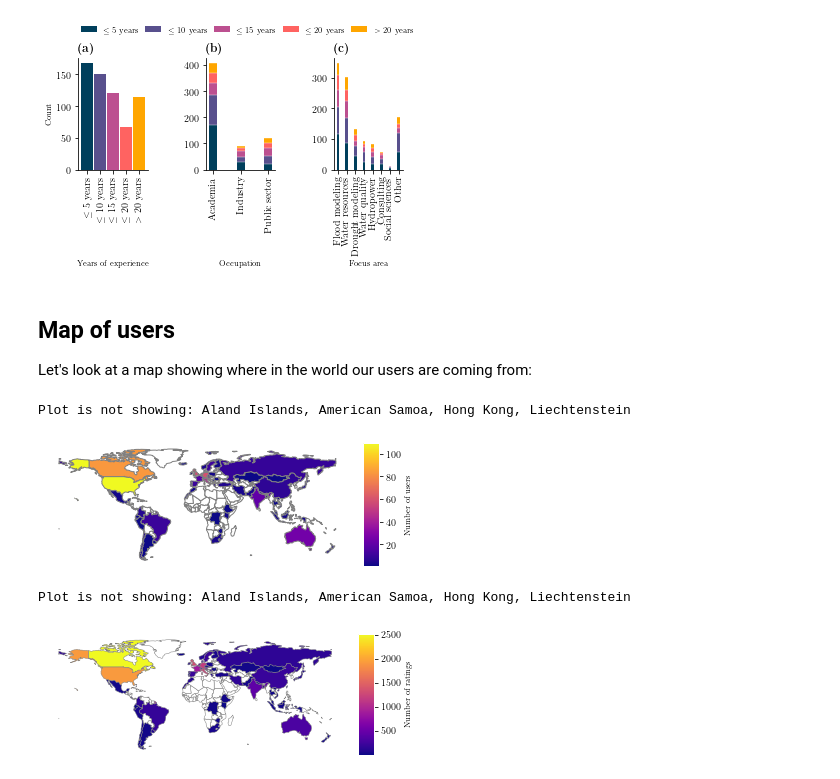
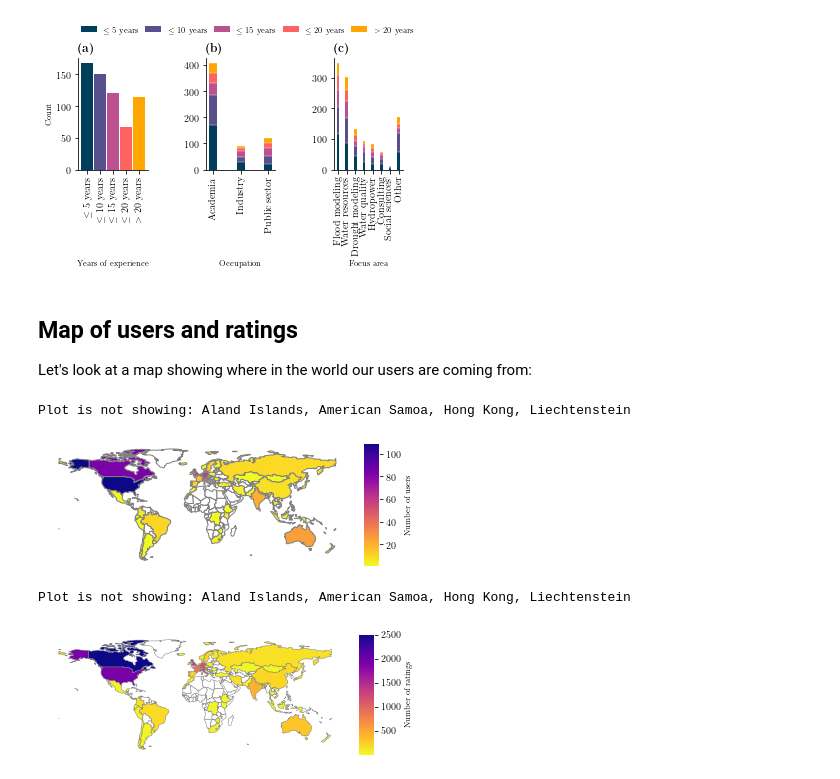
Before and after one commit to gauchm/rate-my-hydrograph, a Jupyter notebook: rmh-meta-stats.ipynb, the cells around one changed output. Drawn from its saved outputs; the diff is of its cells as text; code cells hidden in the pictures.

```diff
--- a/rmh-meta-stats.ipynb
+++ b/rmh-meta-stats.ipynb
@@ -173,7 +173,7 @@ f.savefig('figures/histograms.pdf', bbox_inches='tight')
 # %% [output]
 [figure]
 # %% [markdown]
-## Map of users
+## Map of users and ratings
 
 Let's look at a map showing where in the world our users are coming from:
 # %%
@@ -198,34 +198,35 @@ cpt = world.join(countries, on="name")
 if "Antarctica" not in countries.index:
     cpt = cpt[cpt["name"] != "Antarctica"]
 with plt.style.context(("seaborn", "ggplot")):
-    cpt.plot("id",edgecolor="gray",cmap=plt.cm.plasma, linewidth=1, missing_kwds={"color": "white"}, legend=True, legend_kwds={"label": "Number of users"}, cax=cax, ax=ax)
+    cpt.plot("id",edgecolor="gray",cmap=plt.cm.plasma_r, linewidth=1, missing_kwds={"color": "white"}, legend=True, legend_kwds={"label": "Number of users"}, cax=cax, ax=ax)
     ax.axis('off')
     plt.tight_layout()
+plt.savefig('figures/users-map.pdf', bbox_inches='tight')
 # %% [output]
 Plot is not showing: Aland Islands, American Samoa, Hong Kong, Liechtenstein
-[figure, old version]
+[figure, new version]
 # %%
 # Map of ratings
 fig, ax = plt.subplots(1, 1, figsize=(mm_to_inch(139), mm_to_inch(70)))
 divider = make_axes_locatable(ax)
 cax = divider.append_axes("right", size="5%", pad=0.1)
 
 countries = df.groupby("country").count().iloc[:,0]
 # Some countries have different names in our data vs. in geopandas.
 countries = countries.rename(country_conversion)
 world = geopandas.read_file(geopandas.datasets.get_path("naturalearth_lowres"))
 # We can't plot a few countries, but they're so tiny that it doesn't matter.
 print("Plot is not showing:", ', '.join([c for c in countries.index if c not in world["name"].values]))
 
 cpt = world.join(countries, on="name")
 # If there are no ratings, remove Antarctica to make the plot look better
 if "Antarctica" not in countries.index:
     cpt = cpt[cpt["name"] != "Antarctica"]
 with plt.style.context(("seaborn", "ggplot")):
-    cpt.plot("id", edgecolor="gray", cmap=plt.cm.plasma, linewidth=0.5, missing_kwds={"color": "white"}, legend=True, legend_kwds={"label": "Number of ratings"}, cax=cax, ax=ax)
+    cpt.plot("id", edgecolor="gray", cmap=plt.cm.plasma_r, linewidth=0.5, missing_kwds={"color": "white"}, legend=True, legend_kwds={"label": "Number of ratings"}, cax=cax, ax=ax)
     ax.axis('off')
     plt.tight_layout()
 plt.savefig('figures/ratings-map.pdf', bbox_inches='tight')
 # %% [output]
 Plot is not showing: Aland Islands, American Samoa, Hong Kong, Liechtenstein
-[figure, old version]
+[figure, new version]
```
Also changed, not shown: parts of 1 cell of this notebook, 2 other files.
